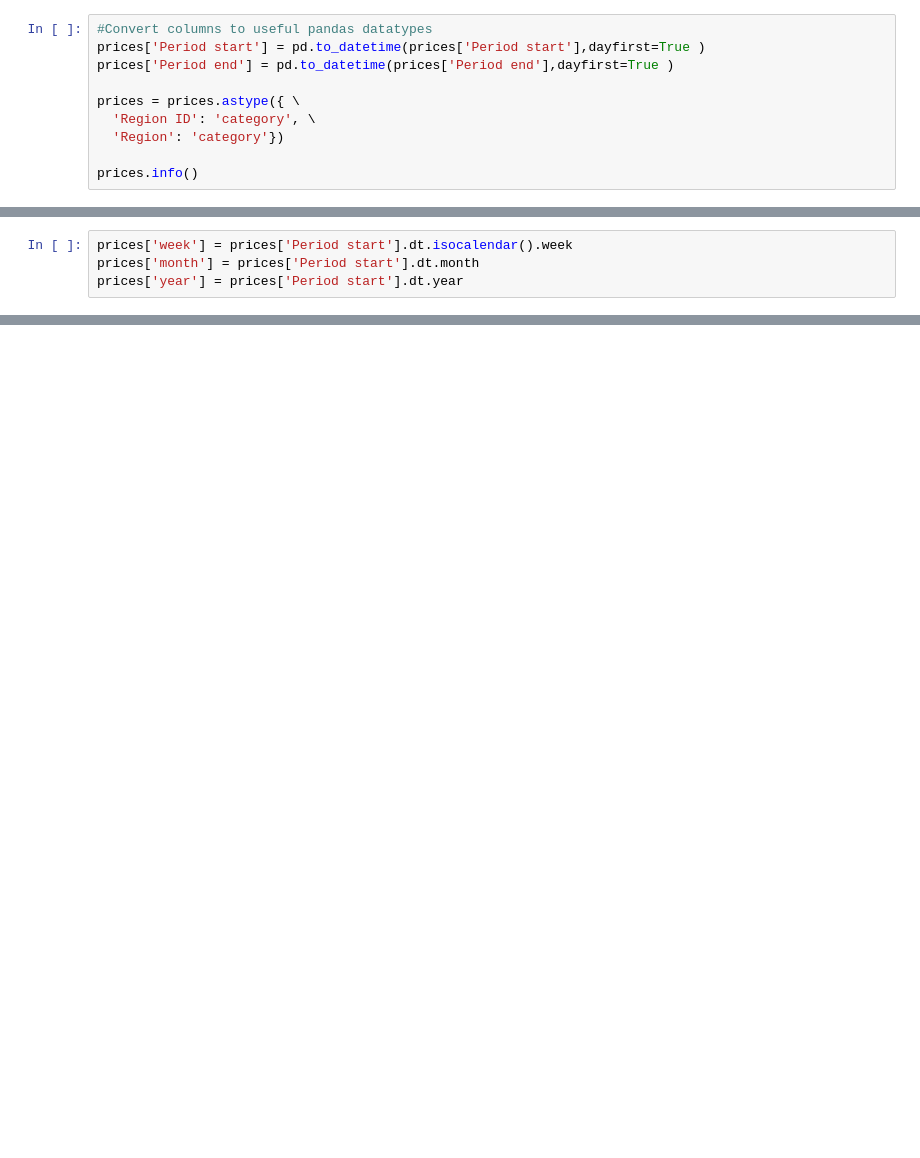
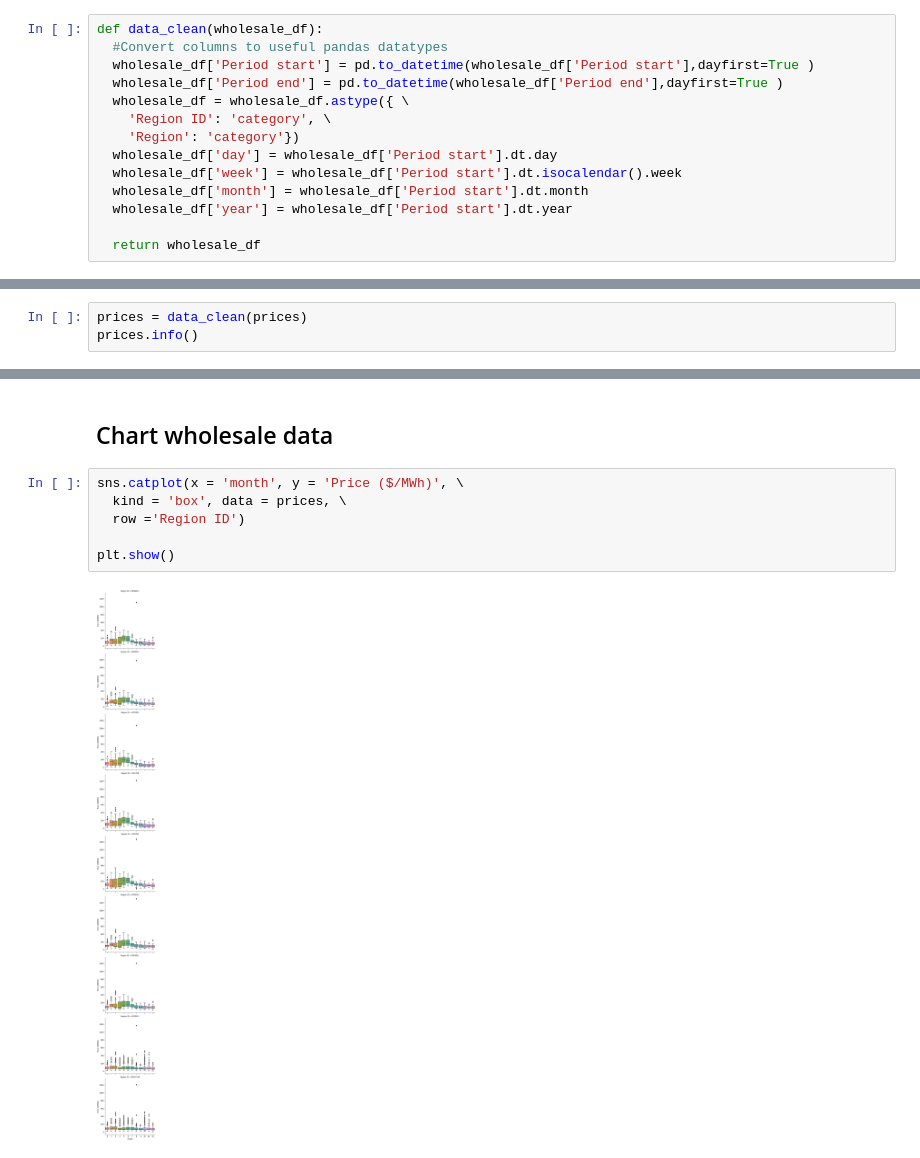
Before and after one commit to steve-dev90/seaborn_examples, a Jupyter notebook: seaborn.ipynb, the cells around one changed output, grey strips where cells are left out. Saved outputs shown, nothing was run; the diff lists cells and outputs as text; blank space fills up the shorter version.

```diff
--- a/seaborn.ipynb
+++ b/seaborn.ipynb
@@ -22,10 +46,14 @@ prices.info()
 # %%
-#Convert columns to useful pandas datatypes
-prices['Period start'] = pd.to_datetime(prices['Period start'],dayfirst=True )
-prices['Period end'] = pd.to_datetime(prices['Period end'],dayfirst=True )
+def data_clean(wholesale_df):
+  #Convert columns to useful pandas datatypes
+  wholesale_df['Period start'] = pd.to_datetime(wholesale_df['Period start'],dayfirst=True )
+  wholesale_df['Period end'] = pd.to_datetime(wholesale_df['Period end'],dayfirst=True )
+  wholesale_df = wholesale_df.astype({ \
+    'Region ID': 'category', \
+    'Region': 'category'})
+  wholesale_df['day'] = wholesale_df['Period start'].dt.day
+  wholesale_df['week'] = wholesale_df['Period start'].dt.isocalendar().week
+  wholesale_df['month'] = wholesale_df['Period start'].dt.month
+  wholesale_df['year'] = wholesale_df['Period start'].dt.year
 
-prices = prices.astype({ \
-  'Region ID': 'category', \
-  'Region': 'category'})
-
-prices.info()
+  return wholesale_df
@@ -49,4 +59,0 @@ memory usage: 786.1 KB
-# %%
-prices['week'] = prices['Period start'].dt.isocalendar().week
-prices['month'] = prices['Period start'].dt.month
-prices['year'] = prices['Period start'].dt.year
@@ -72,0 +60,3 @@ prices[prices['Region ID']=='OTA2201'].head(20)
+# %%
+prices = data_clean(prices)
+prices.info()
@@ -72,0 +101,10 @@ prices[prices['Region ID']=='OTA2201'].head(20)
+# %% [markdown]
+## Chart wholesale data
+# %%
+sns.catplot(x = 'month', y = 'Price ($/MWh)', \
+  kind = 'box', data = prices, \
+  row ='Region ID')
+
+plt.show()
+# %% [output]
+[figure, added]
```
Also changed, not shown: parts of 11 cells of this notebook, 2 other files.
